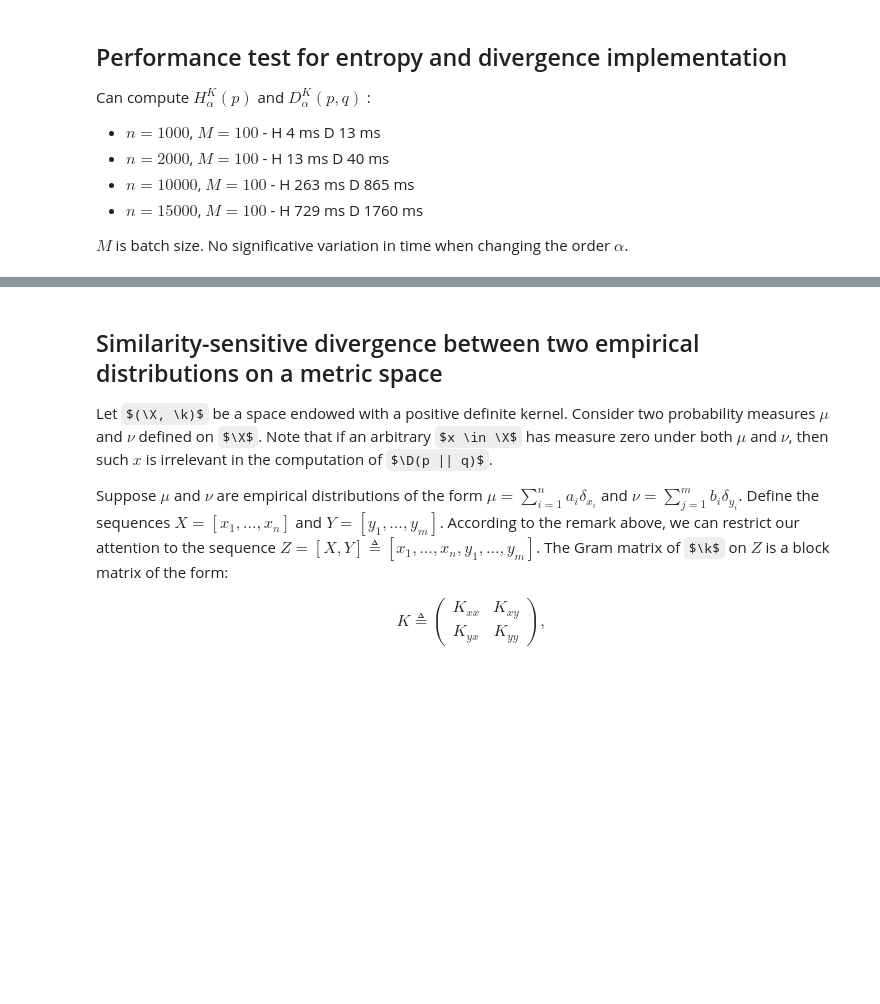
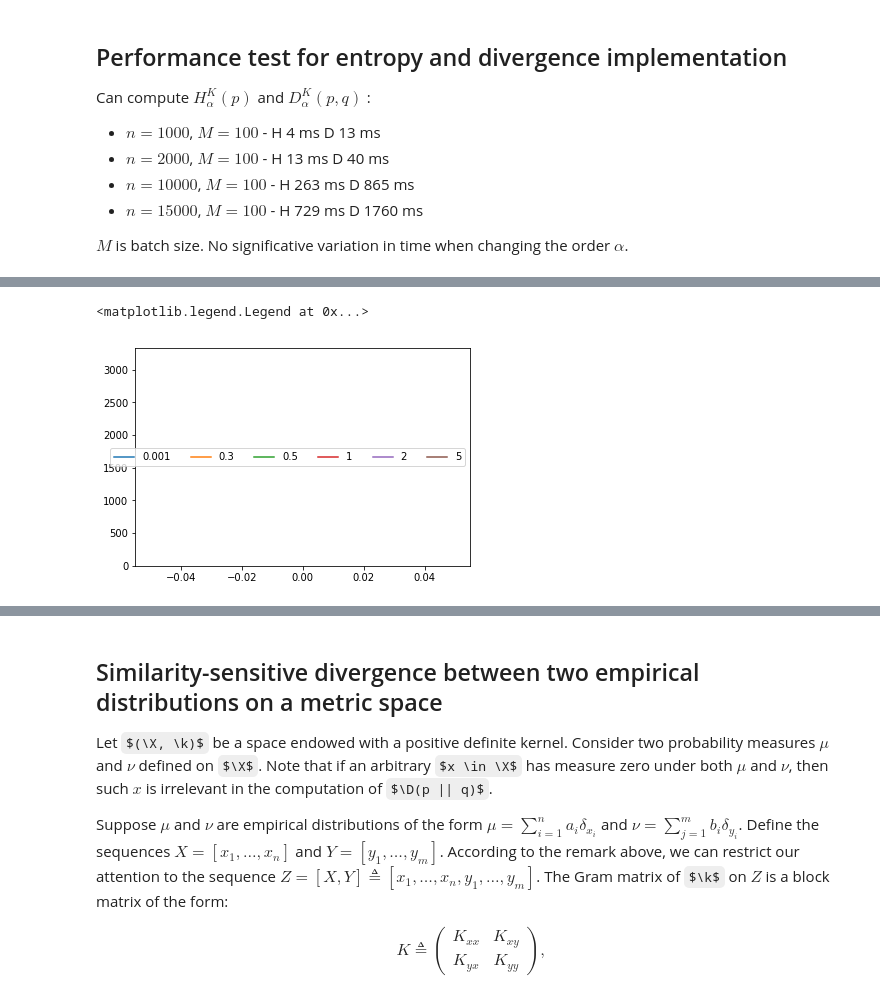
Before and after one commit to gallego-posada/gait, a Jupyter notebook: metric_it.ipynb, the cells around one changed output, grey strips where cells are left out. Drawn from its saved outputs; the diff is of its cells as text; code cells hidden in the pictures; some formulas as TeX source; blank space fills up the shorter version.

Commit message:
Add Minkowski divergence

```diff
--- a/metric_it.ipynb
+++ b/metric_it.ipynb
@@ -189,10 +189,10 @@ Can compute $H^K_{\alpha}(p)$ and $D^K_{\alpha}(p, q)$ :
 
 $M$ is batch size. No significative variation in time when changing the order $\alpha$.
 # %%
-n, M = 100, 100
+n, M = 100, 1
 
-%time K = 0.01*np.random.rand(n, n)
-#%time K = (K * K.T) + 0.7 * np.eye(n)
+%time K = 0.*np.random.rand(n, n)
+%time K = (K * K.T) + 0.7 * np.eye(n)
 K = utils.from_numpy(K)
 
 #print('Min Eigenvalue of K: ', torch.eig(K)[0].min(dim=0)[0][0].item())
@@ -206,9 +206,9 @@ q = utils.from_numpy(q, True)
 %time H = renyi.sim_entropy(K, p)
 %time D = renyi.sim_divergence(K, p, q)
 
-# for alpha in [0.1, 0.3, 0.5, 1, 1.5, 2]:
-#     #W = renyi.sim_divergence(K, p, q, alpha)
-#     W = renyi.sim_entropy(K, p, alpha)
-#     plt.plot(W.data.numpy(), label=str(alpha));
-# plt.legend(ncol=6, loc='best')
+for alpha in [0.001, 0.3, 0.5, 1, 2, 5]:
+    W = renyi.mink_sim_divergence(K, p, q, alpha)
+    #W = renyi.sim_entropy(K, p, alpha)
+    plt.plot(W.data.numpy(), label=str(alpha));
+plt.legend(ncol=6, loc='best')
 # %% [output]
@@ -217,0 +219,2 @@ Wall time: 3.77 ms
+<matplotlib.legend.Legend at 0x...>
+[figure, added]
```
Also changed, not shown: parts of 11 cells of this notebook, 1 other file.
